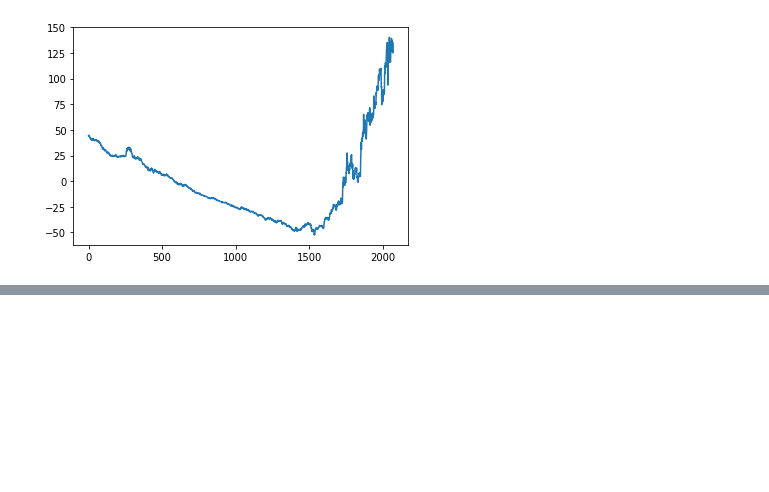
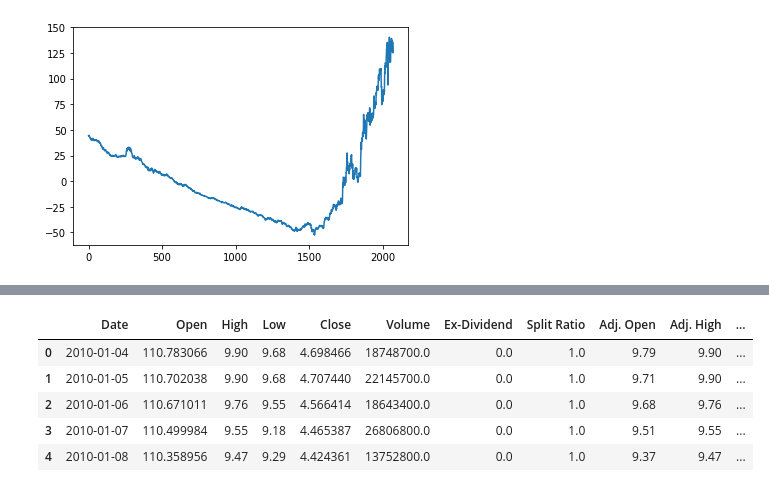
Before and after one commit to Jacoab/A2CTrader, a Jupyter notebook: data_exploration.ipynb, the cells around one changed output, grey strips where cells are left out. Drawn from its saved outputs; the diff is of its cells as text; code cells hidden in the pictures; blank space fills up the shorter version.

```diff
--- a/data_exploration.ipynb
+++ b/data_exploration.ipynb
@@ -77,0 +88,9 @@ plt.plot(range(0,len(nvidia_open)), nvidia_open)
+# %%
+amd.head()
+# %% [output]
+|  | Date | Open | High | Low | Close | Volume | Ex-Dividend | Split Ratio | Adj. Open | Adj. High | ... |
+| 0 | 2010-01-04 | 110.783066 | 9.90 | 9.68 | 4.698466 | 18748700.0 | 0.0 | 1.0 | 9.79 | 9.90 | ... |
+| 1 | 2010-01-05 | 110.702038 | 9.90 | 9.68 | 4.707440 | 22145700.0 | 0.0 | 1.0 | 9.71 | 9.90 | ... |
+| 2 | 2010-01-06 | 110.671011 | 9.76 | 9.55 | 4.566414 | 18643400.0 | 0.0 | 1.0 | 9.68 | 9.76 | ... |
+| 3 | 2010-01-07 | 110.499984 | 9.55 | 9.18 | 4.465387 | 26806800.0 | 0.0 | 1.0 | 9.51 | 9.55 | ... |
+| 4 | 2010-01-08 | 110.358956 | 9.47 | 9.29 | 4.424361 | 13752800.0 | 0.0 | 1.0 | 9.37 | 9.47 | ... |
```
Also changed, not shown: parts of 14 cells of this notebook, 4 other files.
